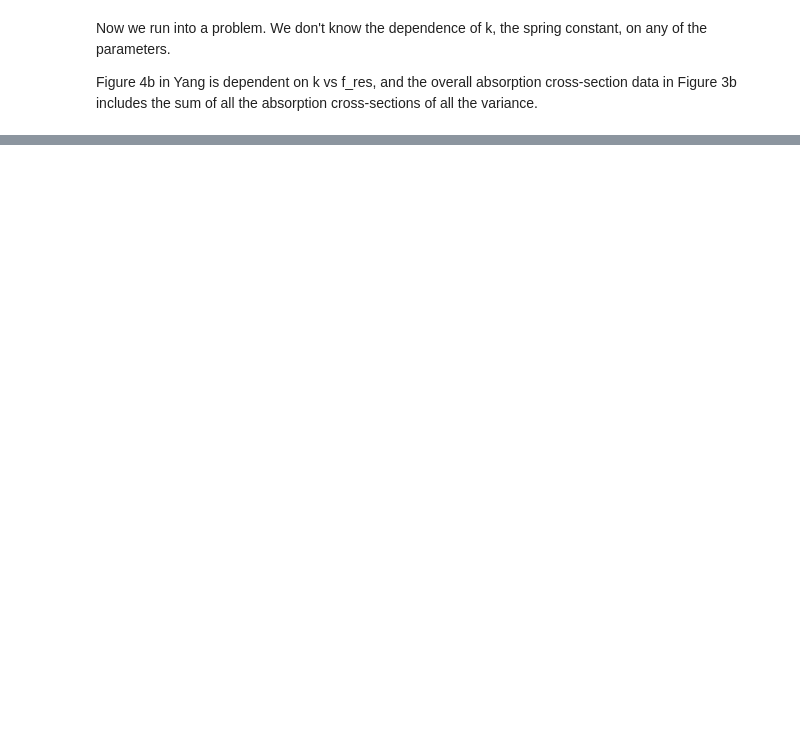
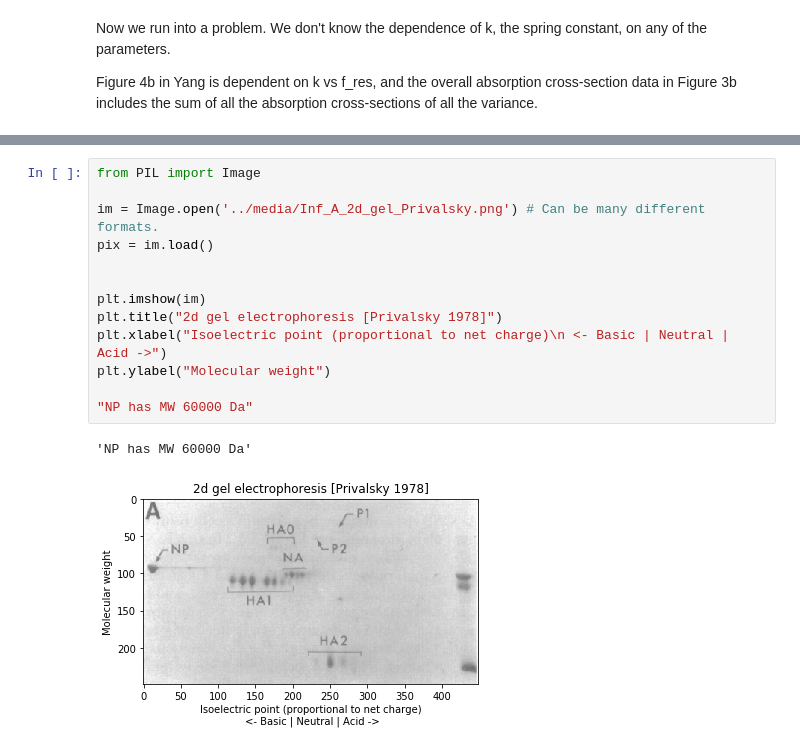
Before and after one commit to 0xDBFB7/covidinator, a Jupyter notebook: documents/biology.ipynb, the cells around one changed output, grey strips where cells are left out. Saved outputs shown, nothing was run; the diff lists cells and outputs as text; blank space fills up the shorter version.

```diff
--- a/documents/biology.ipynb
+++ b/documents/biology.ipynb
@@ -214,0 +264,16 @@ ValueError: x and y must have same first dimension, but have shapes (11999,) and
+# %%
+from PIL import Image
+
+im = Image.open('../media/Inf_A_2d_gel_Privalsky.png') # Can be many different formats.
+pix = im.load()
+
+
+plt.imshow(im)
+plt.title("2d gel electrophoresis [Privalsky 1978]")
+plt.xlabel("Isoelectric point (proportional to net charge)\n <- Basic | Neutral | Acid ->")
+plt.ylabel("Molecular weight")
+
+"NP has MW 60000 Da"
+# %% [output]
+'NP has MW 60000 Da'
+[figure, added]
```
Also changed, not shown: parts of 20 cells of this notebook, 13 other files.
